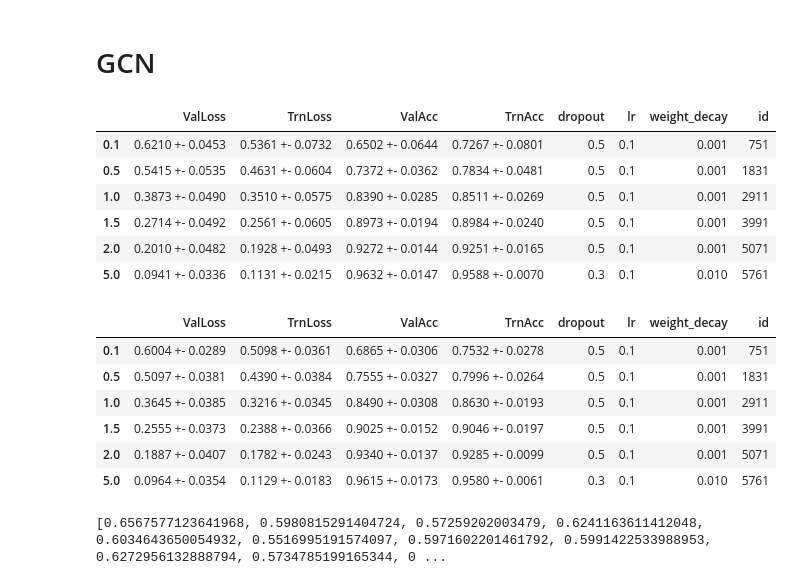
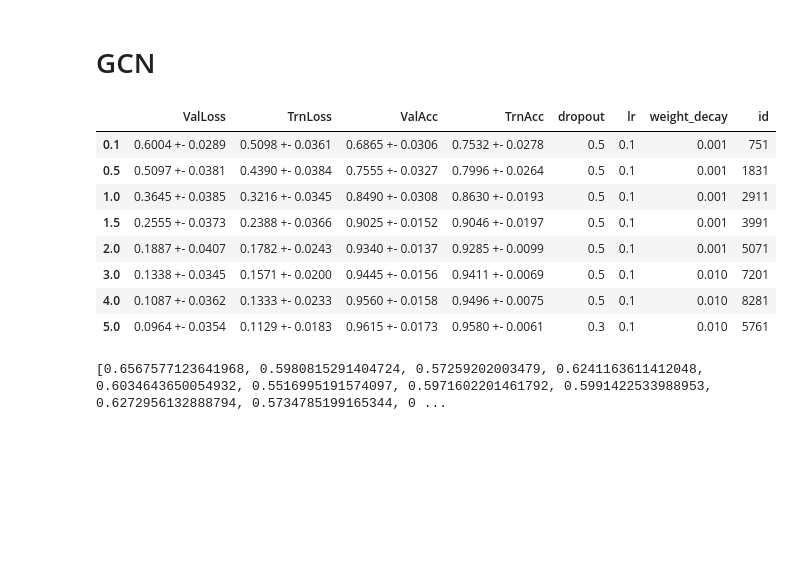
Before and after one commit to saper0/revisiting_robustness, a Jupyter notebook: notebooks/training/hyperparam_search_v2.ipynb, the cells around one changed output. Cells and saved outputs as stored; diff of their text form; code cells hidden in the pictures; blank space fills up the shorter version.

```diff
--- a/notebooks/training/hyperparam_search_v2.ipynb
+++ b/notebooks/training/hyperparam_search_v2.ipynb
@@ -11,37 +11,23 @@ import pandas as pd
 # GCN
 # %%
 start_id = 1
-end_id = 6480
+end_id = 8640
 n_seeds = 30
-K_l = [0.1, 0.5, 1, 1.5, 2, 5]
+K_l = [0.1, 0.5, 1, 1.5, 2, 3, 4, 5]
 hyperparams = ["dropout", "lr", "weight_decay"]
 collection="trn_csbm_gcn"
-utils.get_best_hyperparams(start_id, end_id, n_seeds, hyperparams, K_l, collection)
+utils.get_best_hyperparams(start_id, end_id, n_seeds, hyperparams, K_l,
+                           collection, use_seeds=10)
 # %% [output]
 |  | ValLoss | TrnLoss | ValAcc | TrnAcc | dropout | lr | weight_decay | id |
-| 0.1 | 0.6210 +- 0.0453 | 0.5361 +- 0.0732 | 0.6502 +- 0.0644 | 0.7267 +- 0.0801 | 0.5 | 0.1 | 0.001 | 751 |
-| 0.5 | 0.5415 +- 0.0535 | 0.4631 +- 0.0604 | 0.7372 +- 0.0362 | 0.7834 +- 0.0481 | 0.5 | 0.1 | 0.001 | 1831 |
-| 1.0 | 0.3873 +- 0.0490 | 0.3510 +- 0.0575 | 0.8390 +- 0.0285 | 0.8511 +- 0.0269 | 0.5 | 0.1 | 0.001 | 2911 |
-| 1.5 | 0.2714 +- 0.0492 | 0.2561 +- 0.0605 | 0.8973 +- 0.0194 | 0.8984 +- 0.0240 | 0.5 | 0.1 | 0.001 | 3991 |
-| 2.0 | 0.2010 +- 0.0482 | 0.1928 +- 0.0493 | 0.9272 +- 0.0144 | 0.9251 +- 0.0165 | 0.5 | 0.1 | 0.001 | 5071 |
-| 5.0 | 0.0941 +- 0.0336 | 0.1131 +- 0.0215 | 0.9632 +- 0.0147 | 0.9588 +- 0.0070 | 0.3 | 0.1 | 0.010 | 5761 |
+| 0.1 | 0.6004 +- 0.0289 | 0.5098 +- 0.0361 | 0.6865 +- 0.0306 | 0.7532 +- 0.0278 | 0.5 | 0.1 | 0.001 | 751 |
+| 0.5 | 0.5097 +- 0.0381 | 0.4390 +- 0.0384 | 0.7555 +- 0.0327 | 0.7996 +- 0.0264 | 0.5 | 0.1 | 0.001 | 1831 |
+| 1.0 | 0.3645 +- 0.0385 | 0.3216 +- 0.0345 | 0.8490 +- 0.0308 | 0.8630 +- 0.0193 | 0.5 | 0.1 | 0.001 | 2911 |
+| 1.5 | 0.2555 +- 0.0373 | 0.2388 +- 0.0366 | 0.9025 +- 0.0152 | 0.9046 +- 0.0197 | 0.5 | 0.1 | 0.001 | 3991 |
+| 2.0 | 0.1887 +- 0.0407 | 0.1782 +- 0.0243 | 0.9340 +- 0.0137 | 0.9285 +- 0.0099 | 0.5 | 0.1 | 0.001 | 5071 |
+| 3.0 | 0.1338 +- 0.0345 | 0.1571 +- 0.0200 | 0.9445 +- 0.0156 | 0.9411 +- 0.0069 | 0.5 | 0.1 | 0.010 | 7201 |
+| 4.0 | 0.1087 +- 0.0362 | 0.1333 +- 0.0233 | 0.9560 +- 0.0158 | 0.9496 +- 0.0075 | 0.5 | 0.1 | 0.010 | 8281 |
+| 5.0 | 0.0964 +- 0.0354 | 0.1129 +- 0.0183 | 0.9615 +- 0.0173 | 0.9580 +- 0.0061 | 0.3 | 0.1 | 0.010 | 5761 |
-# %%
-start_id = 1
-end_id = 6480
-n_seeds = 30
-K_l = [0.1, 0.5, 1, 1.5, 2, 5]
-hyperparams = ["dropout", "lr", "weight_decay"]
-collection="trn_csbm_gcn"
-utils.get_best_hyperparams(start_id, end_id, n_seeds, hyperparams, K_l,
-                           collection, use_seeds=10)
-# %% [output]
-|  | ValLoss | TrnLoss | ValAcc | TrnAcc | dropout | lr | weight_decay | id |
-| 0.1 | 0.6004 +- 0.0289 | 0.5098 +- 0.0361 | 0.6865 +- 0.0306 | 0.7532 +- 0.0278 | 0.5 | 0.1 | 0.001 | 751 |
-| 0.5 | 0.5097 +- 0.0381 | 0.4390 +- 0.0384 | 0.7555 +- 0.0327 | 0.7996 +- 0.0264 | 0.5 | 0.1 | 0.001 | 1831 |
-| 1.0 | 0.3645 +- 0.0385 | 0.3216 +- 0.0345 | 0.8490 +- 0.0308 | 0.8630 +- 0.0193 | 0.5 | 0.1 | 0.001 | 2911 |
-| 1.5 | 0.2555 +- 0.0373 | 0.2388 +- 0.0366 | 0.9025 +- 0.0152 | 0.9046 +- 0.0197 | 0.5 | 0.1 | 0.001 | 3991 |
-| 2.0 | 0.1887 +- 0.0407 | 0.1782 +- 0.0243 | 0.9340 +- 0.0137 | 0.9285 +- 0.0099 | 0.5 | 0.1 | 0.001 | 5071 |
-| 5.0 | 0.0964 +- 0.0354 | 0.1129 +- 0.0183 | 0.9615 +- 0.0173 | 0.9580 +- 0.0061 | 0.3 | 0.1 | 0.010 | 5761 |
 # %%
 start_id = 1
 end_id = 6480
```
Also changed, not shown: parts of 12 cells of this notebook, 39 other files.
